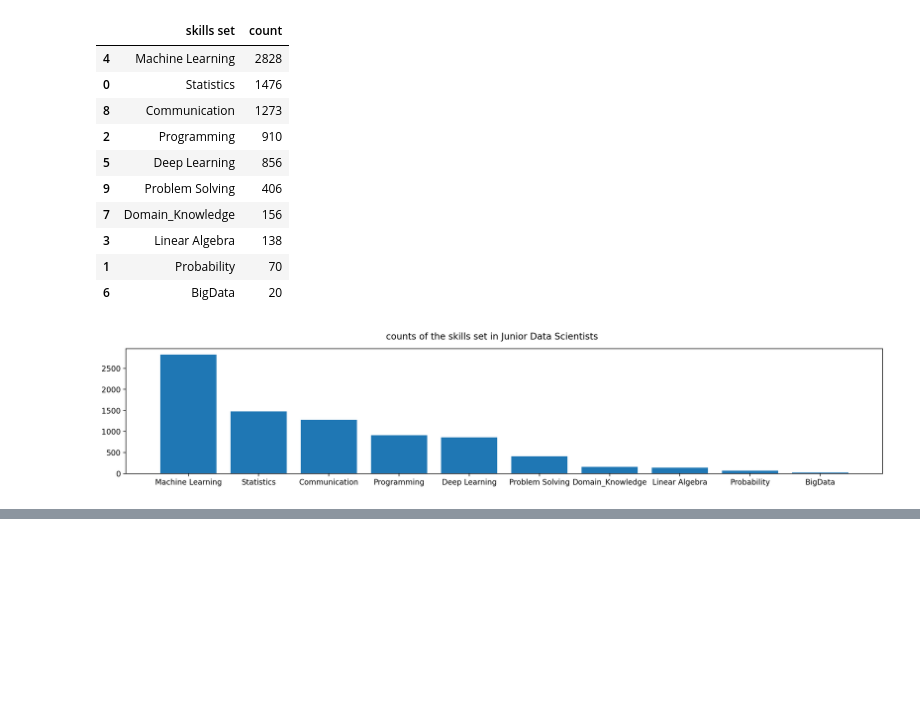
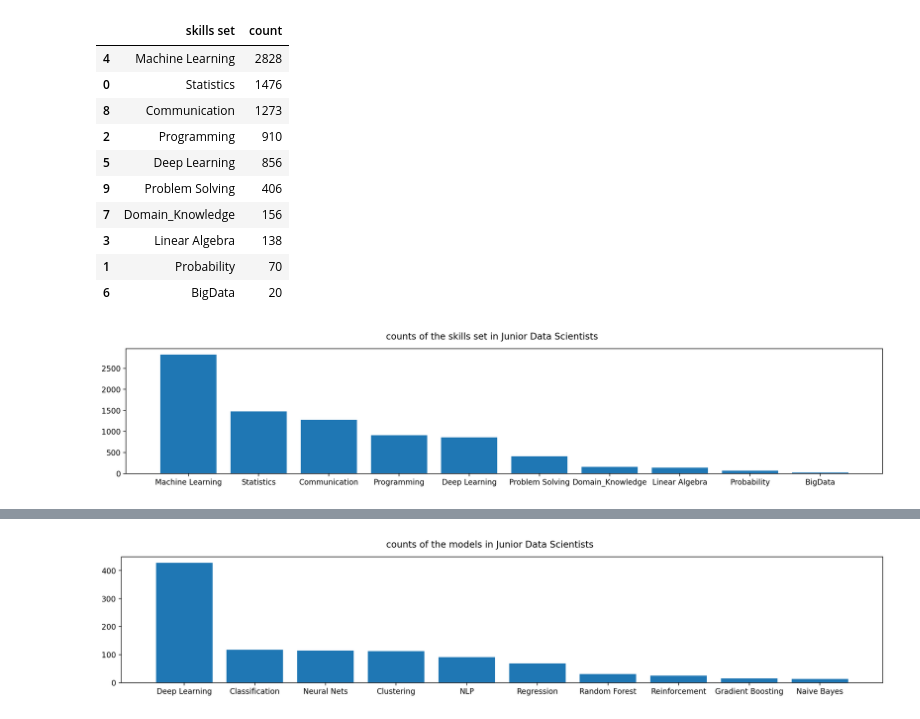
Before and after one commit to ericyang94/DS-Job-Analysis, a Jupyter notebook: Data_Analysis/Indeed_NLP_Analysis.ipynb, the cells around one changed output, grey strips where cells are left out. Drawn from its saved outputs; the diff is of its cells as text; code cells hidden in the pictures; blank space fills up the shorter version.

```diff
--- a/Data_Analysis/Indeed_NLP_Analysis.ipynb
+++ b/Data_Analysis/Indeed_NLP_Analysis.ipynb
@@ -626,0 +743,7 @@ plt.show()
+# %%
+df_models = {'models':model_name,
+        'count': models_count }
+df_models = pd.DataFrame(df_models, columns = ['models', 'count'])
+df_models_jr = df_models.sort_values(by=['count'], ascending=False)
+df_models_jr = df_models_jr[df_models_jr['count'] != 0]
+df_models_jr
@@ -626,0 +761,11 @@ plt.show()
+# %%
+names = df_models_jr['models']
+values = df_models_jr['count']
+
+plt.figure(figsize=(18, 3))
+
+plt.bar(names,values)
+plt.suptitle('counts of the models in Junior Data Scientists')
+plt.show()
+# %% [output]
+[figure, added]
```
Also changed, not shown: parts of 19 cells of this notebook, 1 other file.
